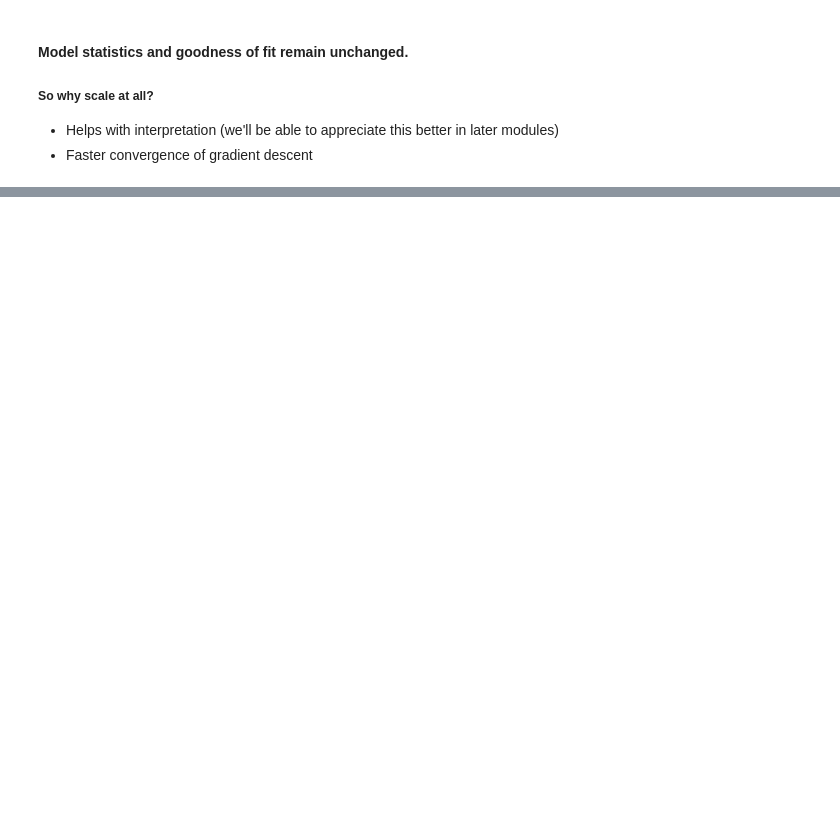
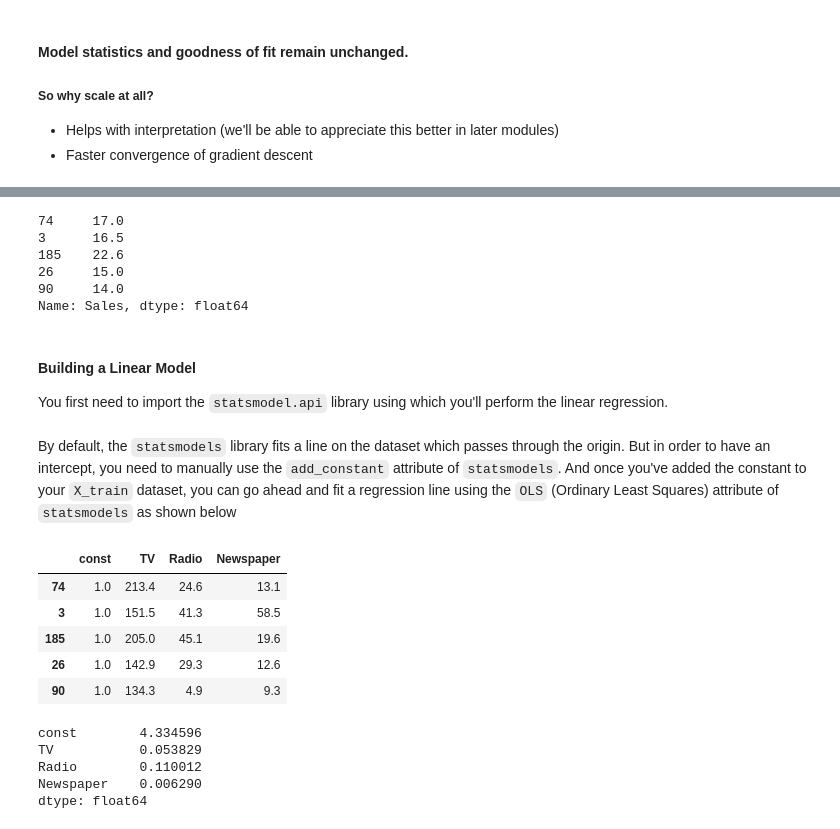
Before and after one commit to vamsigp/IIIT-B, a Jupyter notebook: 1. Statistics and Machine Learning/8. Linear Regression/Simple+Linear+Regression+in+Python.ipynb, the cells around one changed output, grey strips where cells are left out. Drawn from its saved outputs; the diff is of its cells as text; code cells hidden in the pictures; blank space fills up the shorter version.

Commit message:
Update SimpleLinearRegression notebook
Update SimpleLinearRegression notebook adding other X params to the model

```diff
--- a/1. Statistics and Machine Learning/8. Linear Regression/Simple+Linear+Regression+in+Python.ipynb
+++ b/1. Statistics and Machine Learning/8. Linear Regression/Simple+Linear+Regression+in+Python.ipynb
@@ -562,0 +569,6 @@ Warnings:
+# %%
+X = advertising[['TV','Radio', 'Newspaper']]
+y = advertising['Sales']
+# %%
+from sklearn.model_selection import train_test_split
+X_train, X_test, y_train, y_test = train_test_split(X, y, train_size = 0.7, test_size = 0.3, random_state = 100)
@@ -562,0 +586,13 @@ Warnings:
+# %%
+y_train.head()
+# %% [output]
+74     17.0
+3      16.5
+185    22.6
+26     15.0
+90     14.0
+Name: Sales, dtype: float64
+# %% [markdown]
+#### Building a Linear Model
+
+You first need to import the `statsmodel.api` library using which you'll perform the linear regression.
@@ -562,0 +601,14 @@ Warnings:
+# %% [markdown]
+By default, the `statsmodels` library fits a line on the dataset which passes through the origin. But in order to have an intercept, you need to manually use the `add_constant` attribute of `statsmodels`. And once you've added the constant to your `X_train` dataset, you can go ahead and fit a regression line using the `OLS` (Ordinary Least Squares) attribute of `statsmodels` as shown below
+# %%
+# Add a constant to get an intercept
+X_train_sm = sm.add_constant(X_train)
+# %%
+X_train_sm.head()
+# %% [output]
+|  | const | TV | Radio | Newspaper |
+| 74 | 1.0 | 213.4 | 24.6 | 13.1 |
+| 3 | 1.0 | 151.5 | 41.3 | 58.5 |
+| 185 | 1.0 | 205.0 | 45.1 | 19.6 |
+| 26 | 1.0 | 142.9 | 29.3 | 12.6 |
+| 90 | 1.0 | 134.3 | 4.9 | 9.3 |
@@ -562,0 +618,9 @@ Warnings:
+# %%
+# Print the parameters, i.e. the intercept and the slope of the regression line fitted
+lr.params
+# %% [output]
+const        4.334596
+TV           0.053829
+Radio        0.110012
+Newspaper    0.006290
+dtype: float64
```
Also changed, not shown: parts of 9 cells of this notebook.
